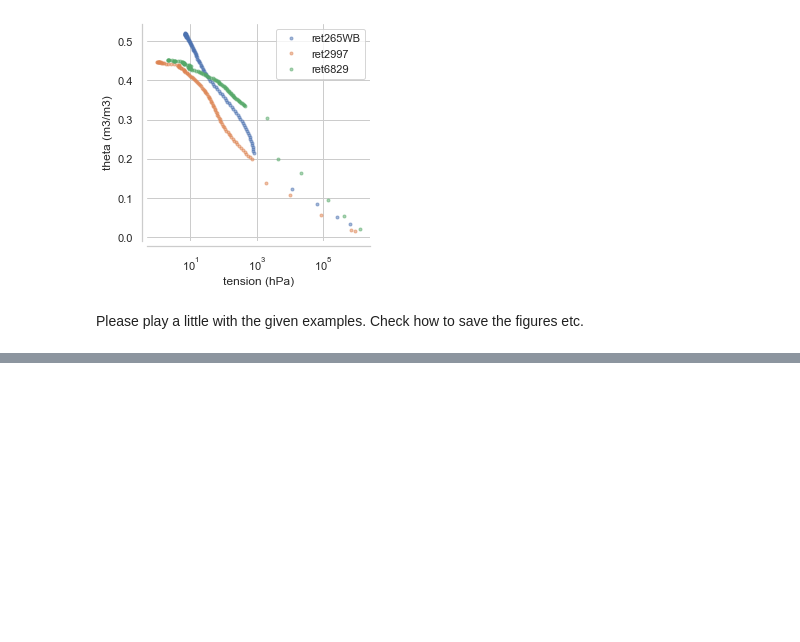
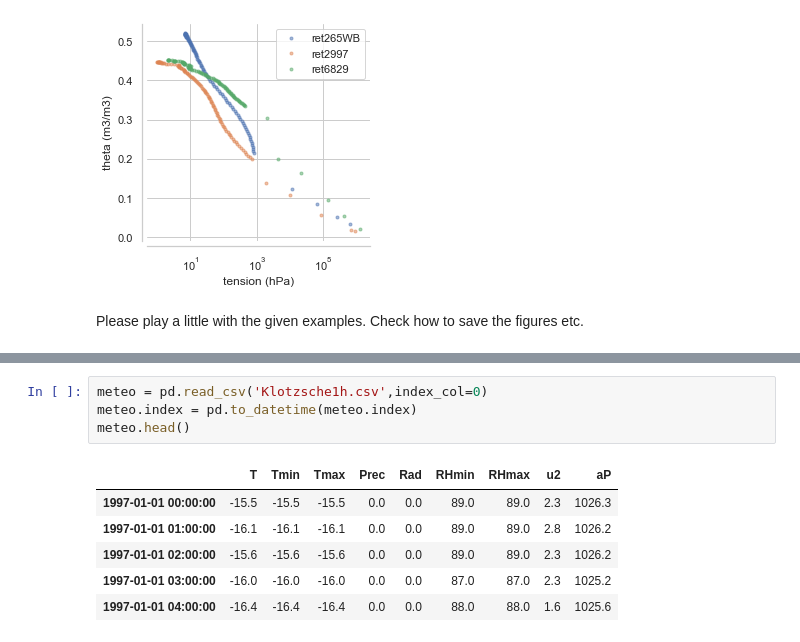
Before and after one commit to cojacoo/soilwaterphysics, a Jupyter notebook: First_steps.ipynb, the cells around one changed output, grey strips where cells are left out. Drawn from its saved outputs; the diff is of its cells as text; blank space fills up the shorter version.

```diff
--- a/First_steps.ipynb
+++ b/First_steps.ipynb
@@ -239,0 +243,11 @@ Please play a little with the given examples. Check how to save the figures etc.
+# %%
+meteo = pd.read_csv('Klotzsche1h.csv',index_col=0)
+meteo.index = pd.to_datetime(meteo.index)
+meteo.head()
+# %% [output]
+|  | T | Tmin | Tmax | Prec | Rad | RHmin | RHmax | u2 | aP |
+| 1997-01-01 00:00:00 | -15.5 | -15.5 | -15.5 | 0.0 | 0.0 | 89.0 | 89.0 | 2.3 | 1026.3 |
+| 1997-01-01 01:00:00 | -16.1 | -16.1 | -16.1 | 0.0 | 0.0 | 89.0 | 89.0 | 2.8 | 1026.2 |
+| 1997-01-01 02:00:00 | -15.6 | -15.6 | -15.6 | 0.0 | 0.0 | 89.0 | 89.0 | 2.3 | 1026.2 |
+| 1997-01-01 03:00:00 | -16.0 | -16.0 | -16.0 | 0.0 | 0.0 | 87.0 | 87.0 | 2.3 | 1025.2 |
+| 1997-01-01 04:00:00 | -16.4 | -16.4 | -16.4 | 0.0 | 0.0 | 88.0 | 88.0 | 1.6 | 1025.6 |
```
Also changed, not shown: parts of 6 cells of this notebook, 1 other file.
